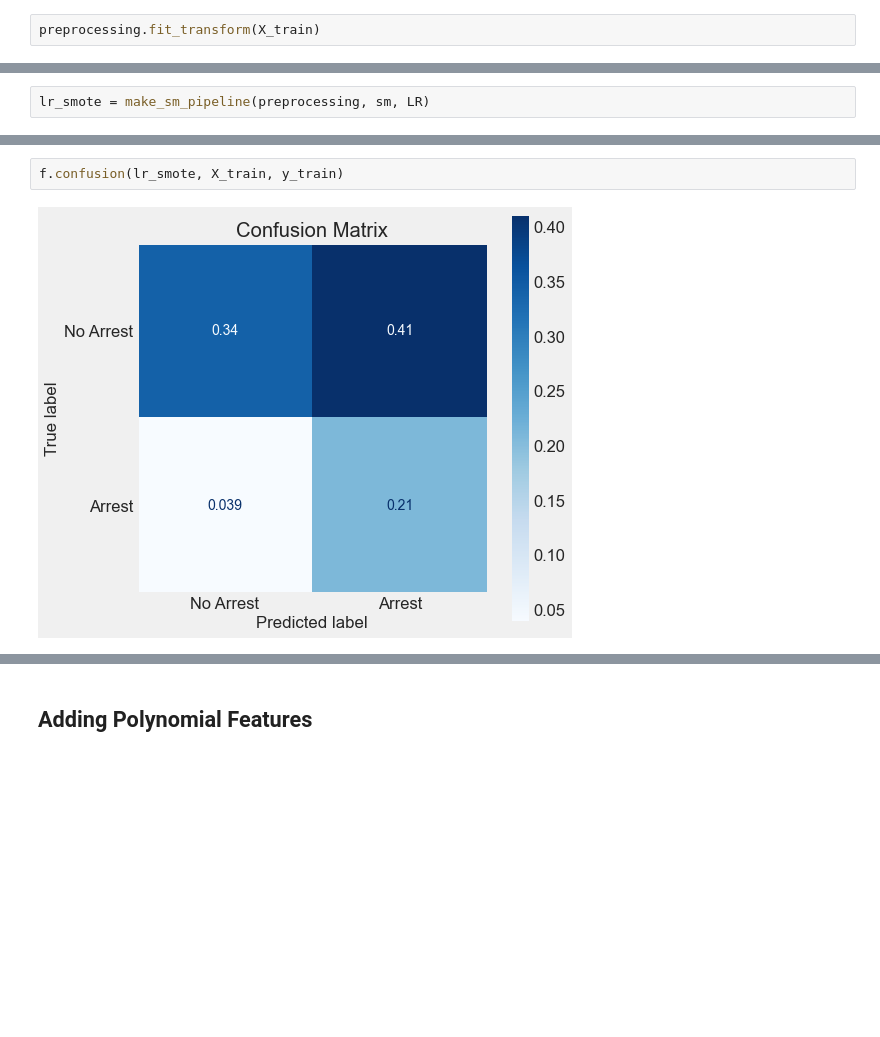
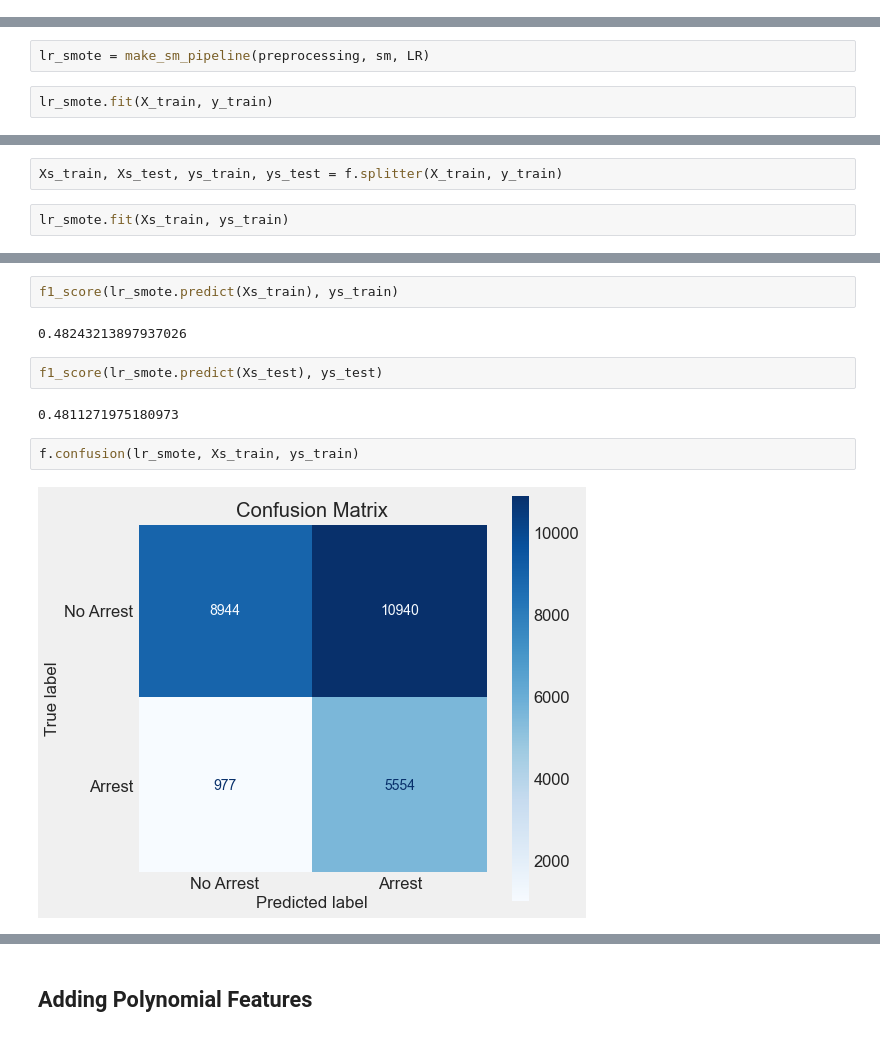
Before and after one commit to jeffreyhwatson/terry_stops_project, a Jupyter notebook: notebooks/exploratory/engineering.ipynb, the cells around one changed output, grey strips where cells are left out. Saved outputs shown, nothing was run; the diff lists cells and outputs as text; blank space fills up the shorter version.

```diff
--- a/notebooks/exploratory/engineering.ipynb
+++ b/notebooks/exploratory/engineering.ipynb
@@ -212,2 +164,0 @@ X_train, X_test, y_train, y_test = f.splitter(X,y)
-# %%
-preprocessing.fit_transform(X_train)
@@ -227,2 +167,4 @@ array([0.        , 0.00114679, 0.        , 0.        , 0.00114613])
 # %%
 lr_smote = make_sm_pipeline(preprocessing, sm, LR)
+# %%
+lr_smote.fit(X_train, y_train)
@@ -255,0 +194,4 @@ LogisticRegression(max_iter=1000) Beat Flag Model has an average F1 of 0.4917069
+# %%
+Xs_train, Xs_test, ys_train, ys_test = f.splitter(X_train, y_train)
+# %%
+lr_smote.fit(Xs_train, ys_train)
@@ -256,4 +208,12 @@ LogisticRegression(max_iter=1000) Beat Flag Model has an average F1 of 0.4917069
+# %%
+f1_score(lr_smote.predict(Xs_train), ys_train)
+# %% [output]
+0.48243213897937026
+# %%
+f1_score(lr_smote.predict(Xs_test), ys_test)
+# %% [output]
+0.4811271975180973
 # %%
-f.confusion(lr_smote, X_train, y_train)
+f.confusion(lr_smote, Xs_train, ys_train)
 # %% [output]
-[figure, old version]
+[figure, new version]
```
Also changed, not shown: parts of 244 cells of this notebook, 5 other files.
